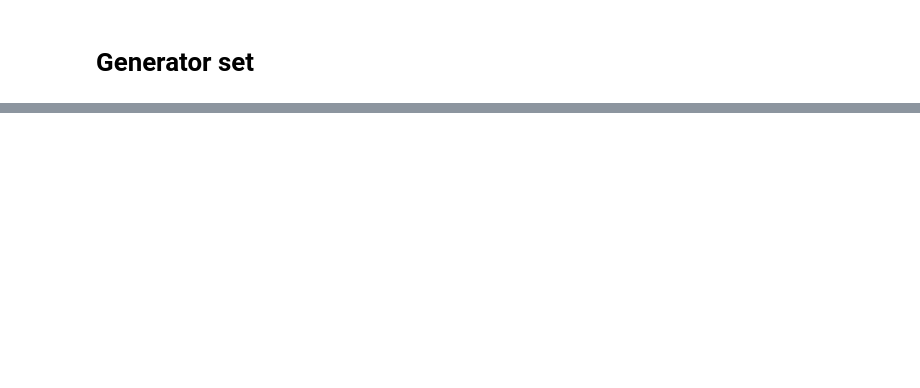
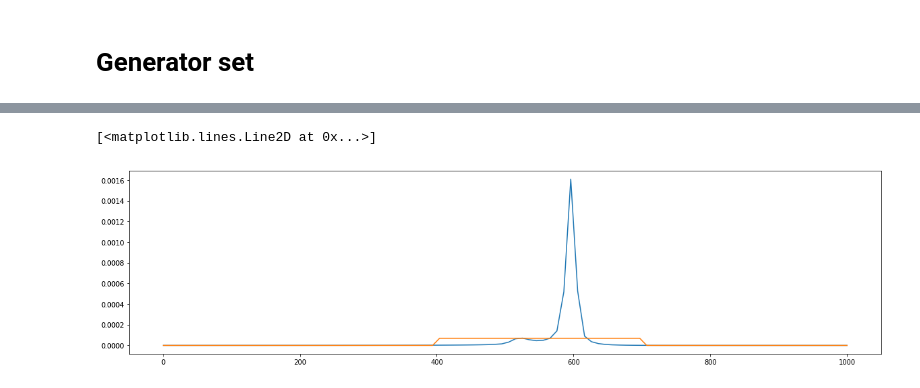
Before and after one commit to fotobiolab-unb/raspi_network, a Jupyter notebook: data/spectra/fitting.ipynb, the cells around one changed output, grey strips where cells are left out. Drawn from its saved outputs; the diff is of its cells as text; code cells hidden in the pictures; blank space fills up the shorter version.

```diff
--- a/data/spectra/fitting.ipynb
+++ b/data/spectra/fitting.ipynb
@@ -315,0 +373,6 @@ Generator set
+# %%
+def fit(l):
+    ofit = ocurve_fit(wrapLinearCombination,x,y_uniform(l),[0]*len(parameters.keys()))
+    return ofit["fun"]
+# %%
+best_l_fit = minimize(fit,L)
@@ -315,0 +392,9 @@ Generator set
+# %%
+uniform_fit = ocurve_fit(wrapLinearCombination,x,y_uniform(best_l_fit["x"]),[0]*len(parameters.keys()))
+# %%
+plt.figure(0)
+plt.plot(x,wrapLinearCombination(x,uniform_fit["x"]))
+plt.plot(x,y_uniform(best_l_fit["x"]))
+# %% [output]
+[<matplotlib.lines.Line2D at 0x...>]
+[figure, added]
```
Also changed, not shown: parts of 20 cells of this notebook, 15 other files.
